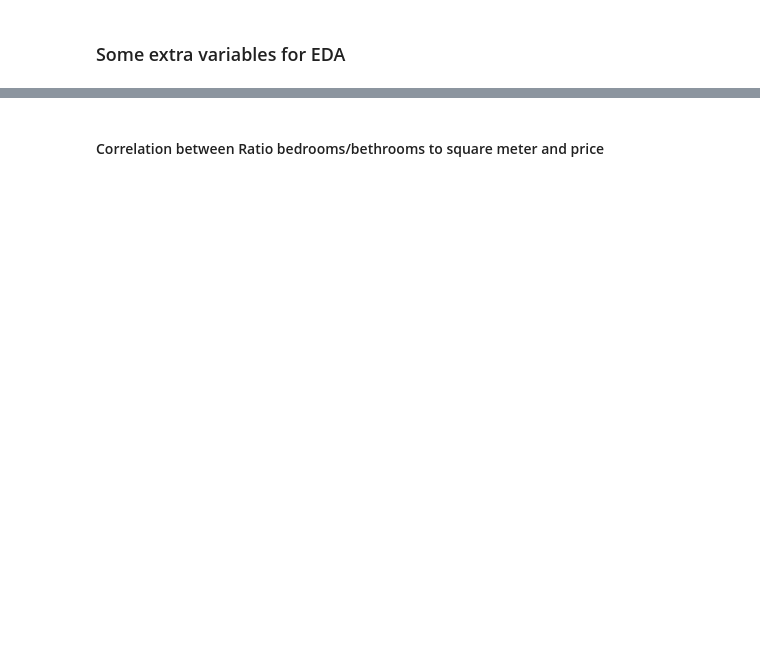
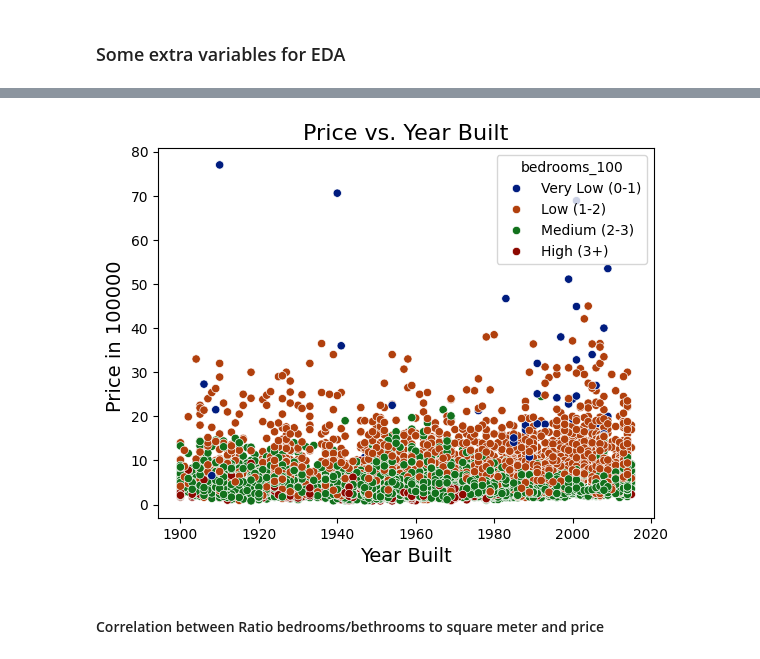
Before and after one commit to Paul-Spiced/EDA_Paul, a Jupyter notebook: commands/EDA _4_exp_hyp_1c.ipynb, the cells around one changed output, grey strips where cells are left out. Saved outputs shown, nothing was run; the diff lists cells and outputs as text; code cells hidden in the pictures; blank space fills up the shorter version.

```diff
--- a/commands/EDA _4_exp_hyp_1c.ipynb
+++ b/commands/EDA _4_exp_hyp_1c.ipynb
@@ -24,7 +34,7 @@ df_eda['bethrooms_for_100sqliving'] = (df_eda["bathrooms"]  / df_eda["sqft_livin
 df_eda['price'] = df_eda['price'] / 100000
 # %%
 # Define bins and labels
-bins = [0, 1, 2, 3, float('inf')]
+bins = [0, 0.7, 1.6, 3, float('inf')]
 labels = ['Very Low (0-1)', 'Low (1-2)', 'Medium (2-3)', 'High (3+)']
 # Apply pd.cut to bin the data
 df_eda['bedrooms_100'] = pd.cut(df_eda['bedrooms_for_100sqlivmeter'], bins=bins, labels=labels)
@@ -48,3 +80,16 @@ plt.show()  # Display the boxplot
+# %%
+
+sns.scatterplot(data=df_eda, x='yr_built', y='price',
+                    hue='bedrooms_100', palette='dark')
+
+# Adding labels and title
+plt.title('Price vs. Year Built', fontsize=16)  # Title with larger font size
+plt.xlabel('Year Built', fontsize=14)  # X-axis label
+plt.ylabel('Price in 100000 ', fontsize=14)  # Y-axis label
+
+plt.show()
+# %% [output]
+[figure, added]
 # %% [markdown]
 #### Correlation between Ratio bedrooms/bethrooms to square meter and price
 # %%
```
Also changed, not shown: parts of 9 cells of this notebook, 8 other files.
